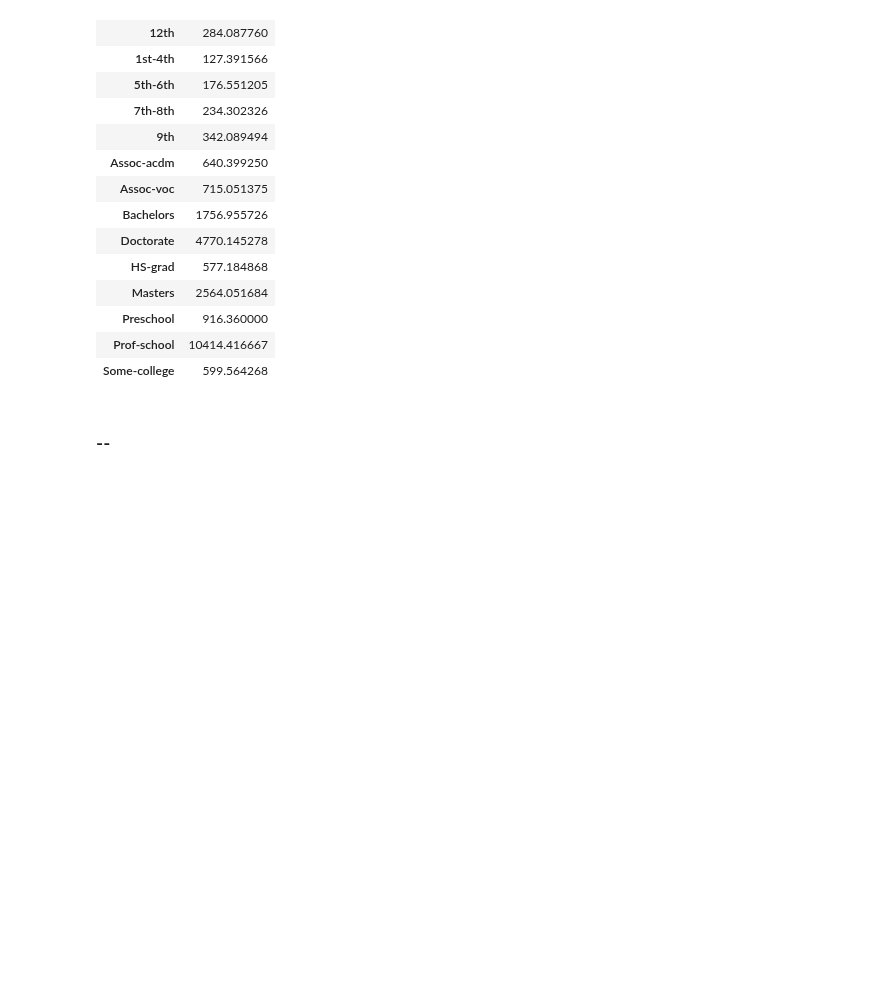
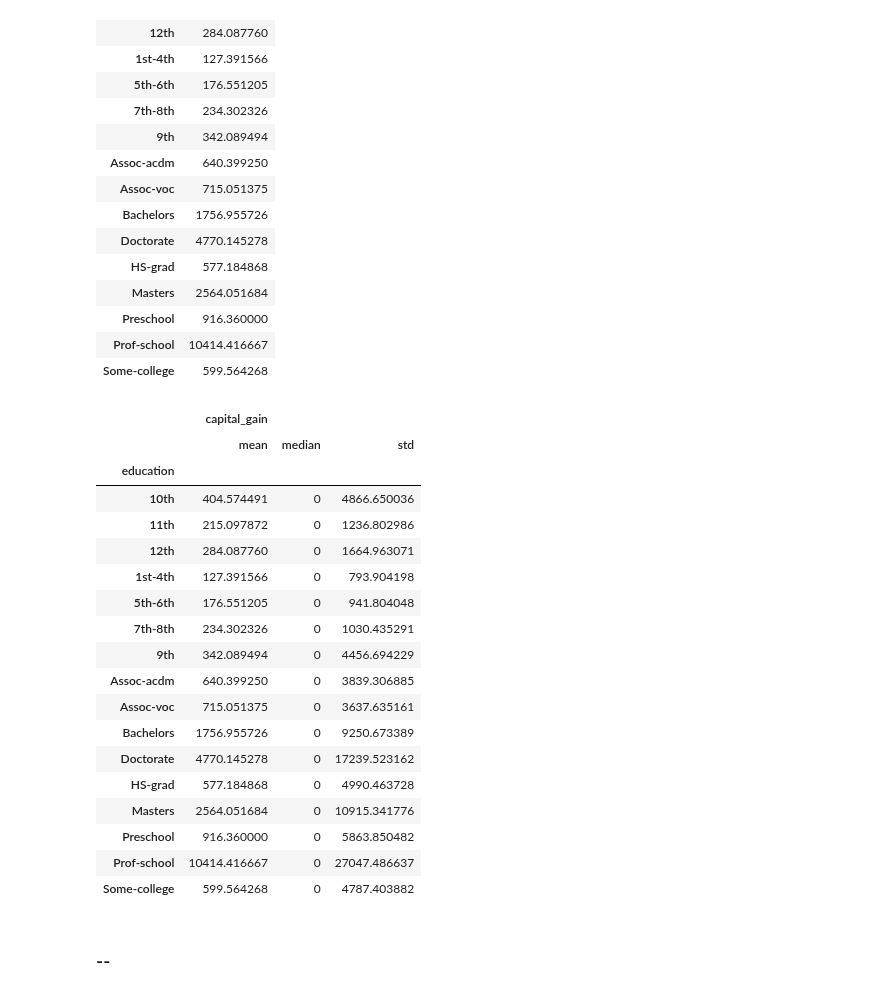
Before and after one commit to lermana/python_fundamentals, a Jupyter notebook: basics/pandas_basics.ipynb, the cells around one changed output. Cells and saved outputs as stored; diff of their text form; code cells hidden in the pictures; blank space fills up the shorter version.

```diff
--- a/basics/pandas_basics.ipynb
+++ b/basics/pandas_basics.ipynb
@@ -582,6 +634,30 @@ data[["education", "capital_gain"]
 | Preschool | 916.360000 |
 | Prof-school | 10414.416667 |
 | Some-college | 599.564268 |
+# %%
+data[["education", "capital_gain"]
+    ].groupby(["education"]
+    ).agg(["mean", "median", "std"])
+# %% [output]
+|  | capital_gain |  |  |
+|  | mean | median | std |
+| education |  |  |  |
+| 10th | 404.574491 | 0 | 4866.650036 |
+| 11th | 215.097872 | 0 | 1236.802986 |
+| 12th | 284.087760 | 0 | 1664.963071 |
+| 1st-4th | 127.391566 | 0 | 793.904198 |
+| 5th-6th | 176.551205 | 0 | 941.804048 |
+| 7th-8th | 234.302326 | 0 | 1030.435291 |
+| 9th | 342.089494 | 0 | 4456.694229 |
+| Assoc-acdm | 640.399250 | 0 | 3839.306885 |
+| Assoc-voc | 715.051375 | 0 | 3637.635161 |
+| Bachelors | 1756.955726 | 0 | 9250.673389 |
+| Doctorate | 4770.145278 | 0 | 17239.523162 |
+| HS-grad | 577.184868 | 0 | 4990.463728 |
+| Masters | 2564.051684 | 0 | 10915.341776 |
+| Preschool | 916.360000 | 0 | 5863.850482 |
+| Prof-school | 10414.416667 | 0 | 27047.486637 |
+| Some-college | 599.564268 | 0 | 4787.403882 |
 # %% [markdown]
 ### --
 # %% [markdown]
```
Also changed, not shown: parts of 16 cells of this notebook, 2 other files.
